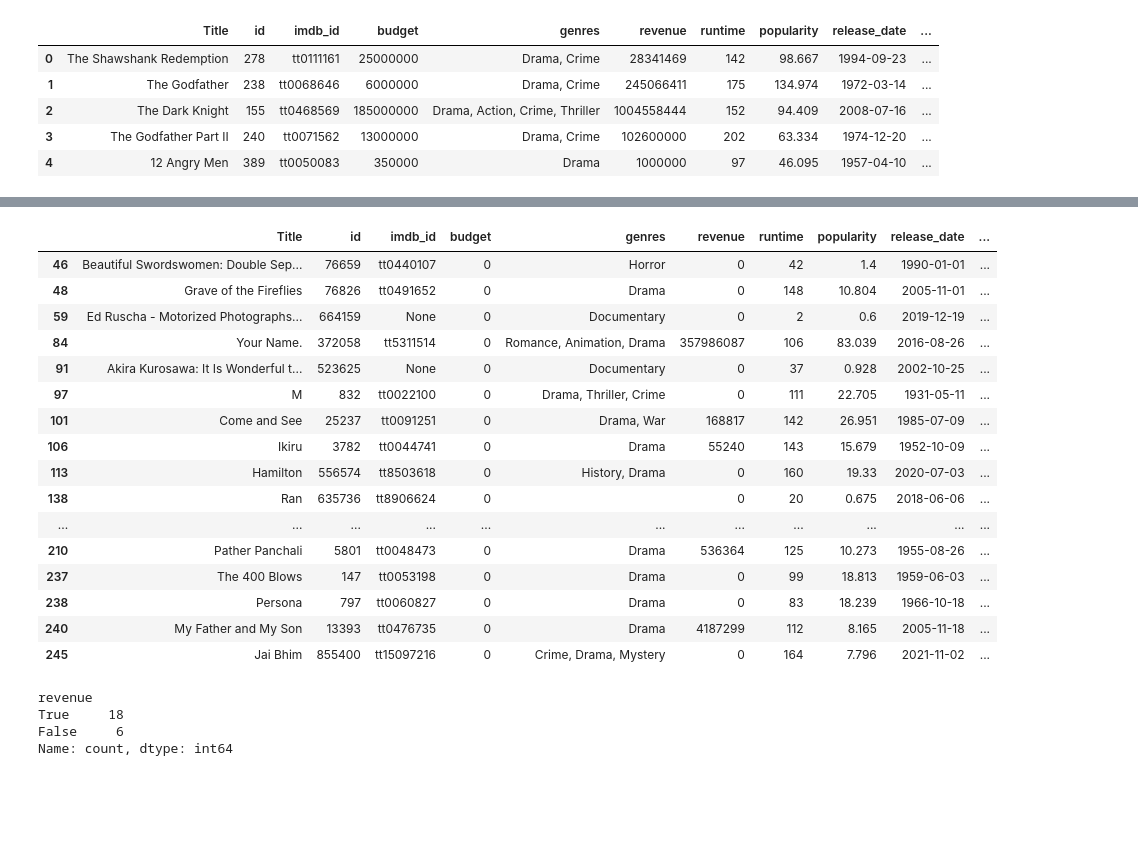
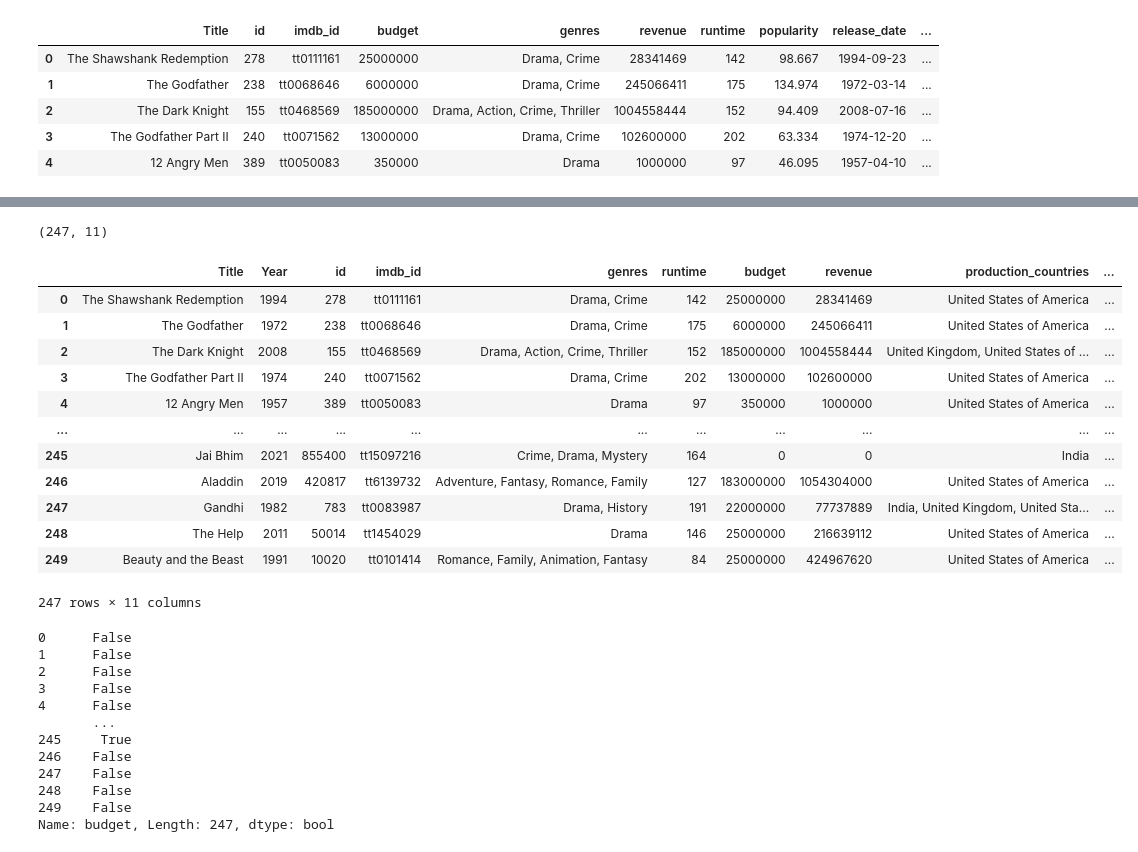
Before and after one commit to Mitajoshi/BC-Project-1, a Jupyter notebook: movie_analysis.ipynb, the cells around one changed output, grey strips where cells are left out. Drawn from its saved outputs; the diff is of its cells as text; code cells hidden in the pictures; blank space fills up the shorter version.

```diff
--- a/movie_analysis.ipynb
+++ b/movie_analysis.ipynb
@@ -52,7 +54,7 @@ unfound_movies = []
 for index, row in movie_list.iterrows():
     movie=movie_list['Title'][index]
     base_url="https://api.themoviedb.org/3/search/movie?"
-    build_url = f'{base_url}query={movie}&api_key={api_key}'
+    build_url = f'{base_url}query={movie}&api_key={tmdb_api_key}'
     response=requests.get(build_url).json()
     #print(response.url)
 
@@ -238,32 +215,26 @@ Name: budget, Length: 247, dtype: bool
-# %%
-# Create a DataFrame from the last block's result
-no_budget_df = movie_list[no_budget]
-# len(no_budget_df["budget"])
-no_budget_df
-# %% [output]
-|  | Title | id | imdb_id | budget | genres | revenue | runtime | popularity | release_date | ... |
-| 46 | Beautiful Swordswomen: Double Sep... | 76659 | tt0440107 | 0 | Horror | 0 | 42 | 1.4 | 1990-01-01 | ... |
-| 48 | Grave of the Fireflies | 76826 | tt0491652 | 0 | Drama | 0 | 148 | 10.804 | 2005-11-01 | ... |
-| 59 | Ed Ruscha - Motorized Photographs... | 664159 | None | 0 | Documentary | 0 | 2 | 0.6 | 2019-12-19 | ... |
-| 84 | Your Name. | 372058 | tt5311514 | 0 | Romance, Animation, Drama | 357986087 | 106 | 83.039 | 2016-08-26 | ... |
-| 91 | Akira Kurosawa: It Is Wonderful t... | 523625 | None | 0 | Documentary | 0 | 37 | 0.928 | 2002-10-25 | ... |
-| 97 | M | 832 | tt0022100 | 0 | Drama, Thriller, Crime | 0 | 111 | 22.705 | 1931-05-11 | ... |
-| 101 | Come and See | 25237 | tt0091251 | 0 | Drama, War | 168817 | 142 | 26.951 | 1985-07-09 | ... |
-| 106 | Ikiru | 3782 | tt0044741 | 0 | Drama | 55240 | 143 | 15.679 | 1952-10-09 | ... |
-| 113 | Hamilton | 556574 | tt8503618 | 0 | History, Drama | 0 | 160 | 19.33 | 2020-07-03 | ... |
-| 138 | Ran | 635736 | tt8906624 | 0 |  | 0 | 20 | 0.675 | 2018-06-06 | ... |
-| ... | ... | ... | ... | ... | ... | ... | ... | ... | ... | ... |
-| 210 | Pather Panchali | 5801 | tt0048473 | 0 | Drama | 536364 | 125 | 10.273 | 1955-08-26 | ... |
-| 237 | The 400 Blows | 147 | tt0053198 | 0 | Drama | 0 | 99 | 18.813 | 1959-06-03 | ... |
-| 238 | Persona | 797 | tt0060827 | 0 | Drama | 0 | 83 | 18.239 | 1966-10-18 | ... |
-| 240 | My Father and My Son | 13393 | tt0476735 | 0 | Drama | 4187299 | 112 | 8.165 | 2005-11-18 | ... |
-| 245 | Jai Bhim | 855400 | tt15097216 | 0 | Crime, Drama, Mystery | 0 | 164 | 7.796 | 2021-11-02 | ... |
-# %%
-# View how many movies with no budget had no revenue either
-no_revenue = no_budget_df["revenue"]==0
-no_revenue.value_counts()
-# %% [output]
-revenue
-True     18
-False     6
-Name: count, dtype: int64
+# %%
+movie_list.shape
+# %% [output]
+(247, 11)
+# %%
+# Create a new "Year" column from the "release date" by making a new df converting to datetime
+movie_list["release_date"] = pd.to_datetime(movie_list["release_date"])
+movie_list["Year"] = movie_list["release_date"].dt.year
+# movie_list.drop("release_date", axis=1, inplace=True)
+movie_list = movie_list = movie_list[["Title", "Year", "id", "imdb_id", "genres", "runtime", "budget", "revenue", "production_countries",
+           "popularity", "tmdb_rating"]]
+movie_list
+# %% [output]
+|  | Title | Year | id | imdb_id | genres | runtime | budget | revenue | production_countries | ... |
+| 0 | The Shawshank Redemption | 1994 | 278 | tt0111161 | Drama, Crime | 142 | 25000000 | 28341469 | United States of America | ... |
+| 1 | The Godfather | 1972 | 238 | tt0068646 | Drama, Crime | 175 | 6000000 | 245066411 | United States of America | ... |
+| 2 | The Dark Knight | 2008 | 155 | tt0468569 | Drama, Action, Crime, Thriller | 152 | 185000000 | 1004558444 | United Kingdom, United States of ... | ... |
+| 3 | The Godfather Part II | 1974 | 240 | tt0071562 | Drama, Crime | 202 | 13000000 | 102600000 | United States of America | ... |
+| 4 | 12 Angry Men | 1957 | 389 | tt0050083 | Drama | 97 | 350000 | 1000000 | United States of America | ... |
+| ... | ... | ... | ... | ... | ... | ... | ... | ... | ... | ... |
+| 245 | Jai Bhim | 2021 | 855400 | tt15097216 | Crime, Drama, Mystery | 164 | 0 | 0 | India | ... |
+| 246 | Aladdin | 2019 | 420817 | tt6139732 | Adventure, Fantasy, Romance, Family | 127 | 183000000 | 1054304000 | United States of America | ... |
+| 247 | Gandhi | 1982 | 783 | tt0083987 | Drama, History | 191 | 22000000 | 77737889 | India, United Kingdom, United Sta... | ... |
+| 248 | The Help | 2011 | 50014 | tt1454029 | Drama | 146 | 25000000 | 216639112 | United States of America | ... |
+| 249 | Beauty and the Beast | 1991 | 10020 | tt0101414 | Romance, Family, Animation, Fantasy | 84 | 25000000 | 424967620 | United States of America | ... |
+247 rows × 11 columns
@@ -269,0 +244,18 @@ Name: count, dtype: int64
+# %%
+# View if a movie had 0 budget or not (true/false)
+no_budget = movie_list["budget"]==0
+# null_imdb_id = movie_list.loc[movie_list]
+no_budget
+# %% [output]
+0      False
+1      False
+2      False
+3      False
+4      False
+       ...
+245     True
+246    False
+247    False
+248    False
+249    False
+Name: budget, Length: 247, dtype: bool
```
Also changed, not shown: parts of 45 cells of this notebook.
